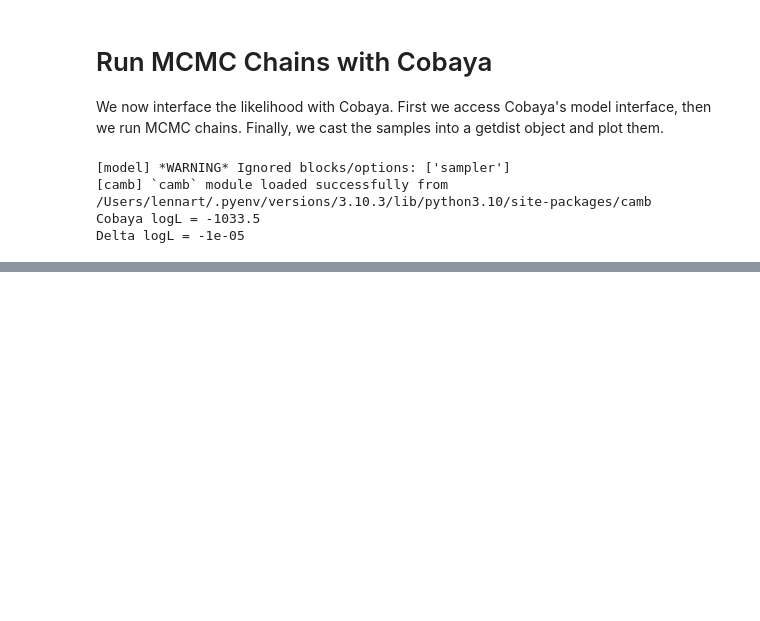
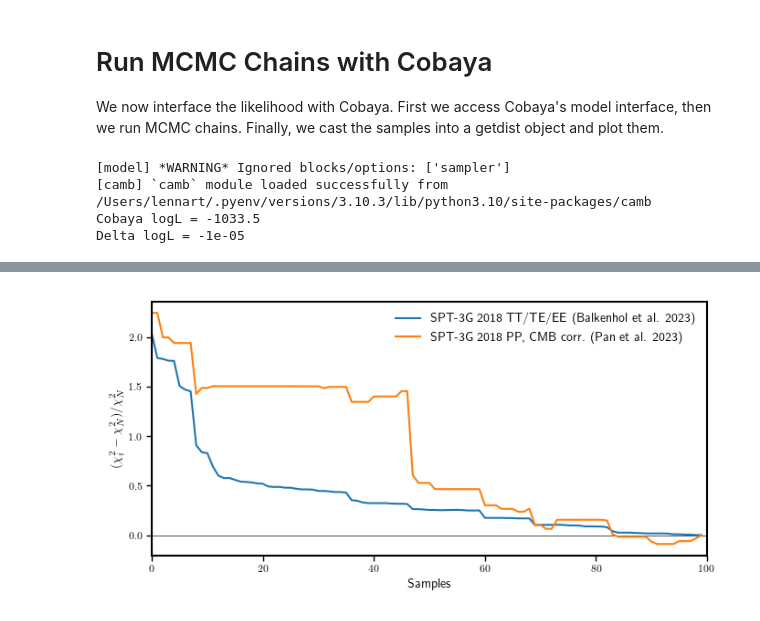
Before and after one commit to Lbalkenhol/candl, a Jupyter notebook: notebooks/traditional_tutorial.ipynb, the cells around one changed output, grey strips where cells are left out. Drawn from its saved outputs; the diff is of its cells as text; code cells hidden in the pictures; blank space fills up the shorter version.

Commit message:
Added lensing part to Demo, thank you Cynthia!

```diff
--- a/notebooks/traditional_tutorial.ipynb
+++ b/notebooks/traditional_tutorial.ipynb
@@ -289,0 +312,18 @@ plt.show()
+# %%
+# Grab the cobaya dictionary from above and add the lensing likelihood to it
+cobaya_info_lens = deepcopy(cobaya_info)
+
+lenslike_name = "candl_lenslike"
+cobaya_info_lens["likelihood"][lenslike_name] = candl.interface.get_cobaya_info_dict_for_like(candl_lenslike, name=lenslike_name)[lenslike_name]
+
+# Add any remaining parameters to be sampled
+# For the SPT-3G 2018 PP likelihood, this is the amplitude of the foreground template
+cobaya_info_lens["params"]["A_fg"] = {'prior':
+                                       {'min': 0,
+                                       'max': 3},
+                                      'ref': 1,
+                                      'proposal': 0.1,
+                                      'latex': "A_{fg}"}
+# %%
+# Run Cobaya chains using TT/TE/EE and PP data
+updated_info_lens, sampler_lens = run(cobaya_info_lens)
@@ -289,0 +347,28 @@ plt.show()
+# %%
+# Cast Cobaya samples into getdist object holding the same information.
+# The outlier fraction warning appears, because we have few samples and do not crop burn-in.
+gd_samples_lens = MCSamplesFromCobaya(updated_info_lens, sampler_lens.products()["sample"])
+
+# Plot the evolution of the chisq of the two likelihoods
+primary_chi2 = gd_samples_lens.samples[:,gd_samples_lens.index["chi2__candl_like"]]
+lens_chi2 = gd_samples_lens.samples[:,gd_samples_lens.index["chi2__candl_lenslike"]]
+
+plt.close()
+
+fig = plt.gcf()
+fig.set_size_inches(2 * 3.464, 1 * 3.464)
+
+plt.axhline(0, color="k", lw=0.5)
+plt.plot((primary_chi2-primary_chi2[-1])/primary_chi2[-1], label=candl_like.name)
+plt.plot((lens_chi2-lens_chi2[-1])/lens_chi2[-1], label=candl_lenslike.name)
+
+plt.xlabel("Samples")
+plt.ylabel("$(\chi^2_i - \chi^2_N)/\chi^2_N$")
+plt.xlim((0, len(primary_chi2)))
+
+plt.legend()
+
+plt.tight_layout()
+
+plt.show()
+# %% [output]
@@ -289,0 +376 @@ plt.show()
+[figure, added]
```
Also changed, not shown: parts of 9 cells of this notebook, 1 other file.
